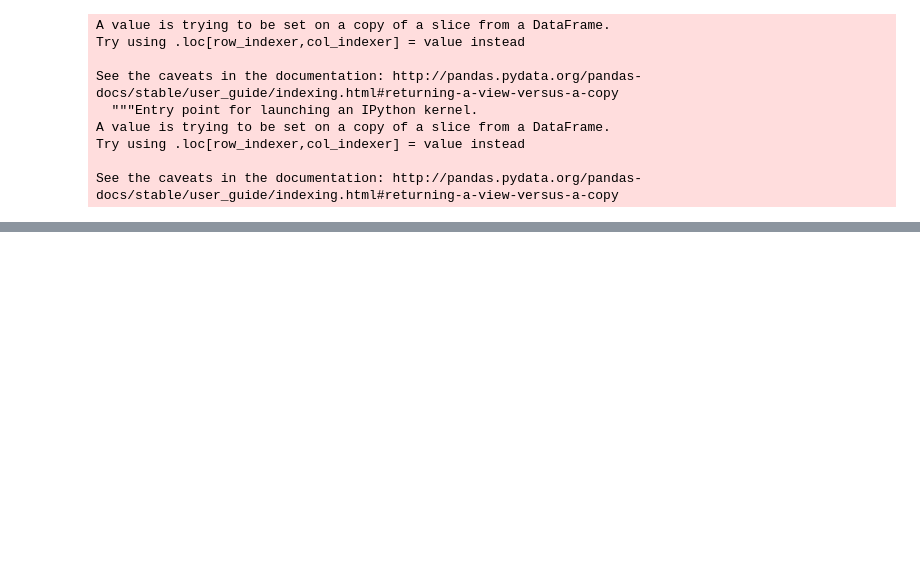
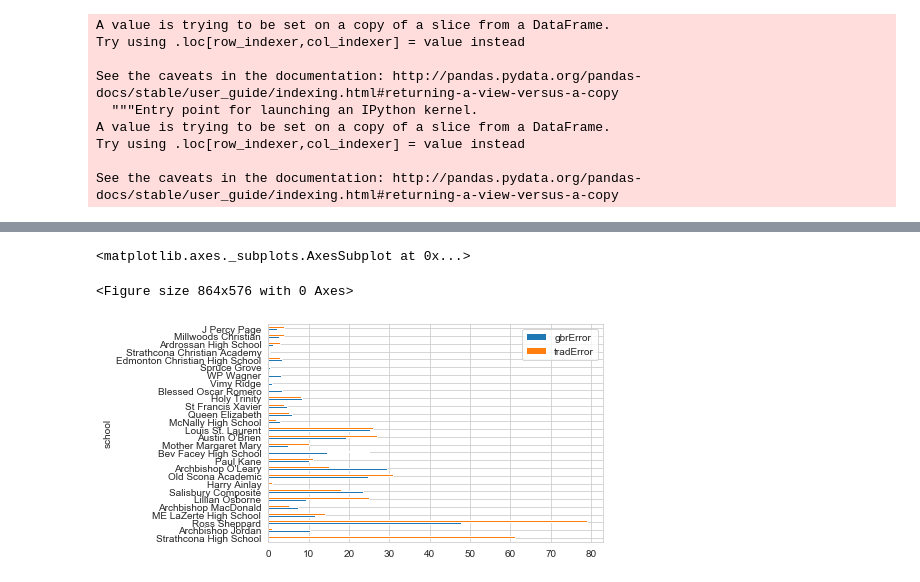
Before and after one commit to jtang9001/skynet2, a Jupyter notebook: skSVM.ipynb, the cells around one changed output, grey strips where cells are left out. Cells and saved outputs as stored; diff of their text form; code cells hidden in the pictures; blank space fills up the shorter version.

Commit message:
added bar plot of errors

```diff
--- a/skSVM.ipynb
+++ b/skSVM.ipynb
@@ -187,18 +187,0 @@ sns.boxplot(x = "points", y = "error", hue = "estimator", data = errorHistDf)
-# %%
-from tabulabuilder import School
-
-for est in estimators:
-
-    estCol = f"{est}Pred"
-
-    estSum = pd.pivot_table(
-        df2018,
-        index = "school",
-        values = estCol,
-        aggfunc = np.sum
-    )
-
-    estSum["school"] = estSum.index.map(lambda idx: School.get_by_id(idx).name)
-    estSum = estSum.sort_values(by = estCol, ascending = False)
-
-    estSum.to_csv(estCol + ".csv")
@@ -233,0 +188,35 @@ actualPts
+# %%
+preds = pd.pivot_table(
+    df2018,
+    index = "school",
+    values = "points",
+    aggfunc = np.sum
+)
+
+preds.insert(
+    0, "school",
+    preds.index.map(lambda idx: School.get_by_id(idx).name)
+)
+
+for est in estimators:
+
+    estCol = f"{est}Pred"
+
+    estSum = pd.pivot_table(
+        df2018,
+        index = "school",
+        values = estCol,
+        aggfunc = np.sum
+    )
+
+    preds = pd.concat([preds, estSum], axis = 1)
+    preds[f"{est}Error"] = abs(preds[estCol] - preds["points"])
+
+
+preds = preds.sort_values(by = "points", ascending = False)
+plt.figure(figsize = (12, 8))
+preds.plot.barh(x = "school", y = ["gbrError", "tradError"])
+# %% [output]
+<matplotlib.axes._subplots.AxesSubplot at 0x...>
+<Figure size 864x576 with 0 Axes>
+[figure, added]
```
Also changed, not shown: parts of 9 cells of this notebook, 2 other files.
